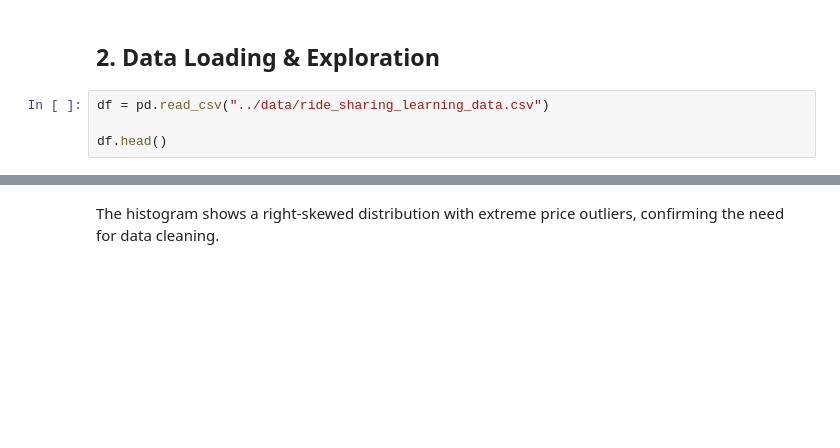
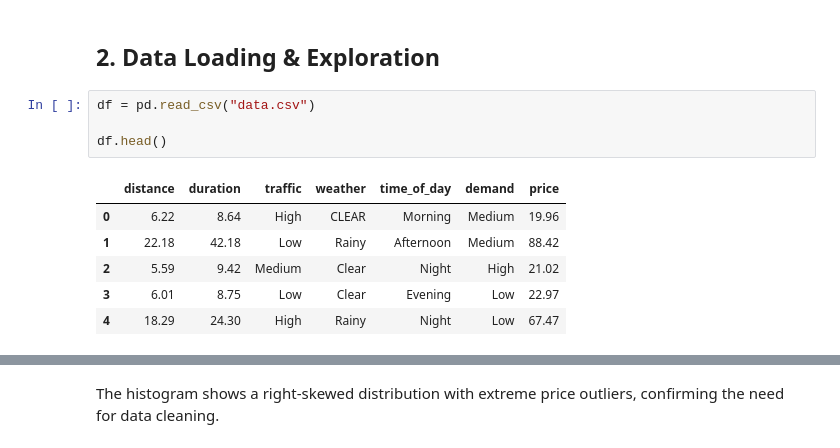
Before and after one commit to mamedtheone/ride-price-system-estimation-system, a Jupyter notebook: ride-estimation-system.ipynb, the cells around one changed output, grey strips where cells are left out. Cells and saved outputs as stored; diff of their text form; blank space fills up the shorter version.

Commit message:
fixed the data

```diff
--- a/ride-estimation-system.ipynb
+++ b/ride-estimation-system.ipynb
@@ -24,8 +24,15 @@ import matplotlib.pyplot as plt
 # %% [markdown]
 ## 2. Data Loading & Exploration
 # %%
-df = pd.read_csv("../data/ride_sharing_learning_data.csv")
+df = pd.read_csv("data.csv")
 
 df.head()
+# %% [output]
+|  | distance | duration | traffic | weather | time_of_day | demand | price |
+| 0 | 6.22 | 8.64 | High | CLEAR | Morning | Medium | 19.96 |
+| 1 | 22.18 | 42.18 | Low | Rainy | Afternoon | Medium | 88.42 |
+| 2 | 5.59 | 9.42 | Medium | Clear | Night | High | 21.02 |
+| 3 | 6.01 | 8.75 | Low | Clear | Evening | Low | 22.97 |
+| 4 | 18.29 | 24.30 | High | Rainy | Night | Low | 67.47 |
 # %%
 df.info()
```
Also changed, not shown: parts of 9 cells of this notebook.
